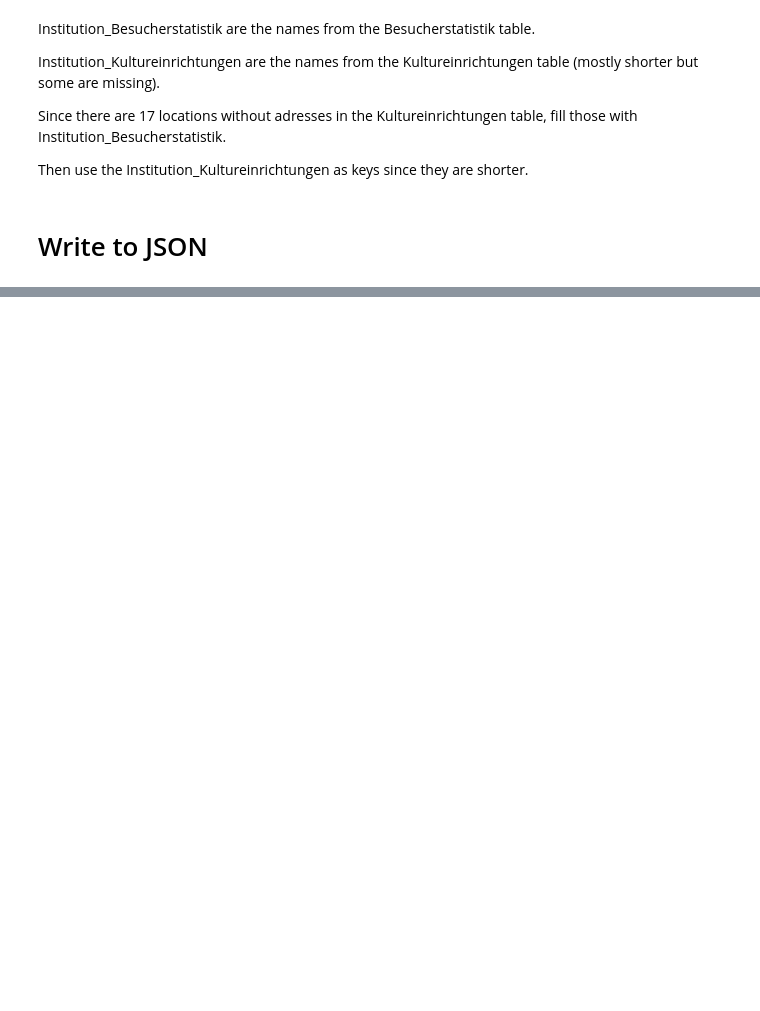
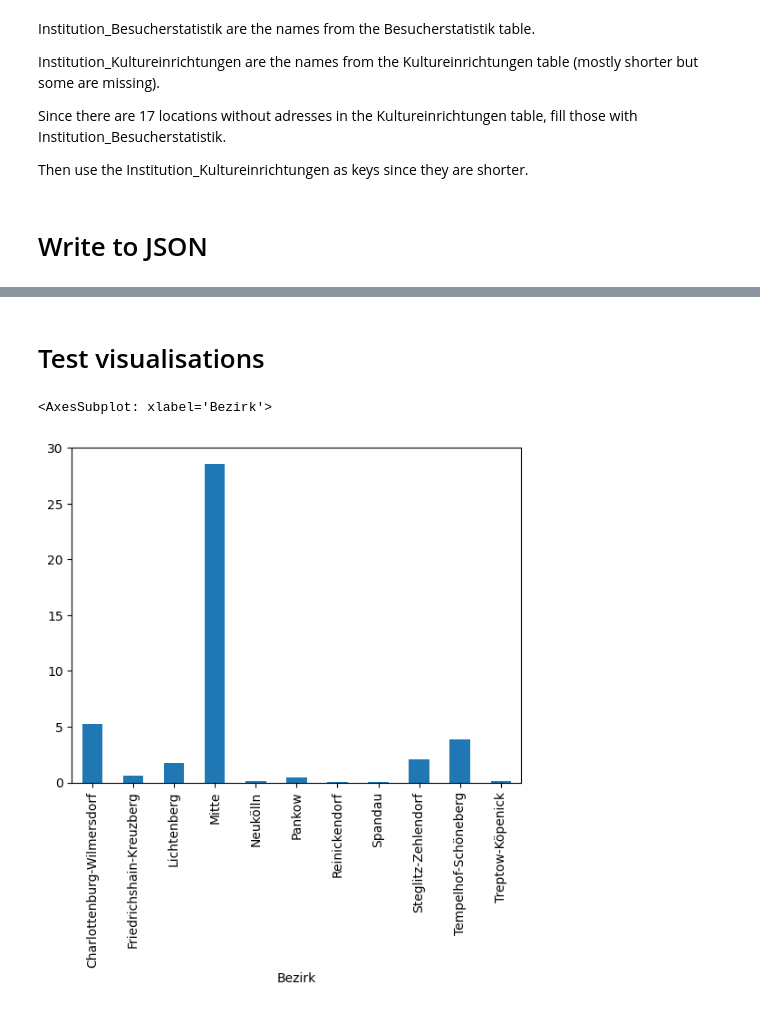
Before and after one commit to jascha-je/Data-Visualization, a Jupyter notebook: Sprint_1/data/preprocess.ipynb, the cells around one changed output, grey strips where cells are left out. Drawn from its saved outputs; the diff is of its cells as text; code cells hidden in the pictures; blank space fills up the shorter version.

Commit message:
added missing addresses + some test visualizations

```diff
--- a/Sprint_1/data/preprocess.ipynb
+++ b/Sprint_1/data/preprocess.ipynb
@@ -155,6 +155,14 @@ Name: GruppeA, dtype: object
 # copy Kategorie where GruppeB has a different value
 mask = df['Kategorie'] != df['GruppeB']
 df.loc[mask, 'GruppeB' ] = df[mask]['Kategorie']
+# %%
+missing = pd.read_csv("csv/missing.csv", delimiter=";")
+
+for index, row in df[df['Adresse'].isna()].iterrows():
+    temp = missing[missing['Institution_x'] == row['Institution_Besucherstatistik']].iloc[0]
+    df.at[index, 'Adresse'] = temp['Adresse']
+    df.at[index, 'Lon'] = temp['Lon']
+    df.at[index, 'Lat'] = temp['Lat']
 # %%
 # fix two missing zip codes
 df.loc[df['Institution_Besucherstatistik'] == 'Zeitgenössische Oper Berlin', 'Adresse'] = 'Schwedter Str. 269, 10119 Berlin'
@@ -187,0 +198,3 @@ df.loc[mask, 'Institution_Kultureinrichtungen'] = df[mask]['Institution_Besucher
+# %%
+display(df[df['Adresse'].isna()])
+df = df[df['Adresse'].notna()]
@@ -243,0 +278,27 @@ with open('data.json', 'w', encoding='utf-8') as f:
+# %% [markdown]
+# Test visualisations
+# %%
+# https://de.wikipedia.org/wiki/Bevölkerung_von_Berlin
+pop_per_district = {
+    "Mitte": 385692,
+    "Friedrichshain-Kreuzberg": 289014,
+    "Pankow": 413168,
+    "Charlottenburg-Wilmersdorf": 333998,
+    "Spandau": 247396,
+    "Steglitz-Zehlendorf": 307135,
+    "Tempelhof-Schöneberg": 348523,
+    "Neukölln": 327100,
+    "Treptow-Köpenick": 280357,
+    "Marzahn-Hellersdorf": 277639,
+    "Lichtenberg": 299686,
+    "Reinickendorf": 265772,
+}
+
+pop_per_district = pd.DataFrame.from_dict(pop_per_district, orient='index', columns=['population'])
+
+temp = df.groupby(by='Bezirk').sum()['2014']
+mask = list(temp.index)
+temp.div(pop_per_district.loc[mask].values.flatten()).plot(kind='bar', logy=False)
+# %% [output]
+<AxesSubplot: xlabel='Bezirk'>
+[figure, added]
```
Also changed, not shown: parts of 10 cells of this notebook, 2 other files.
